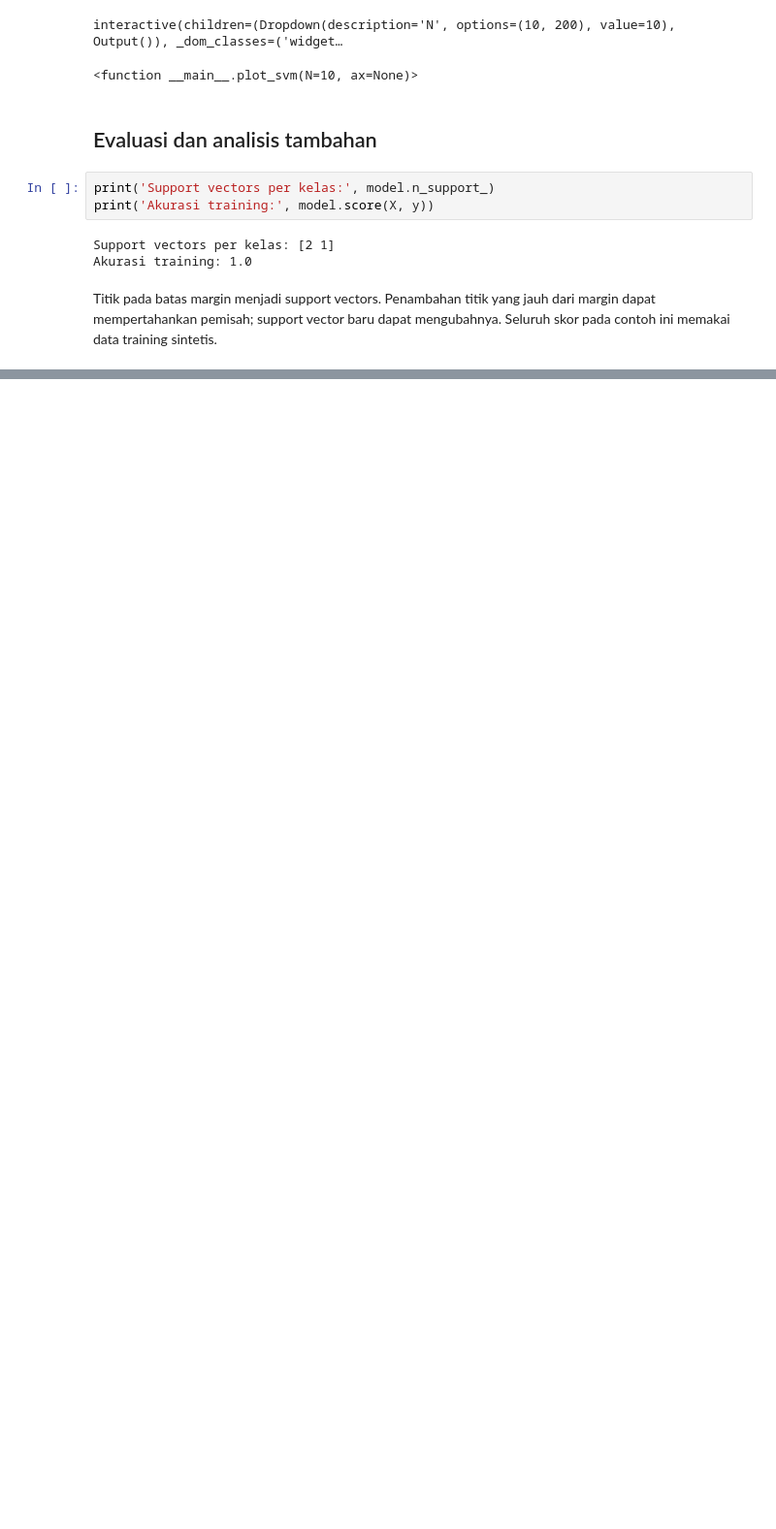
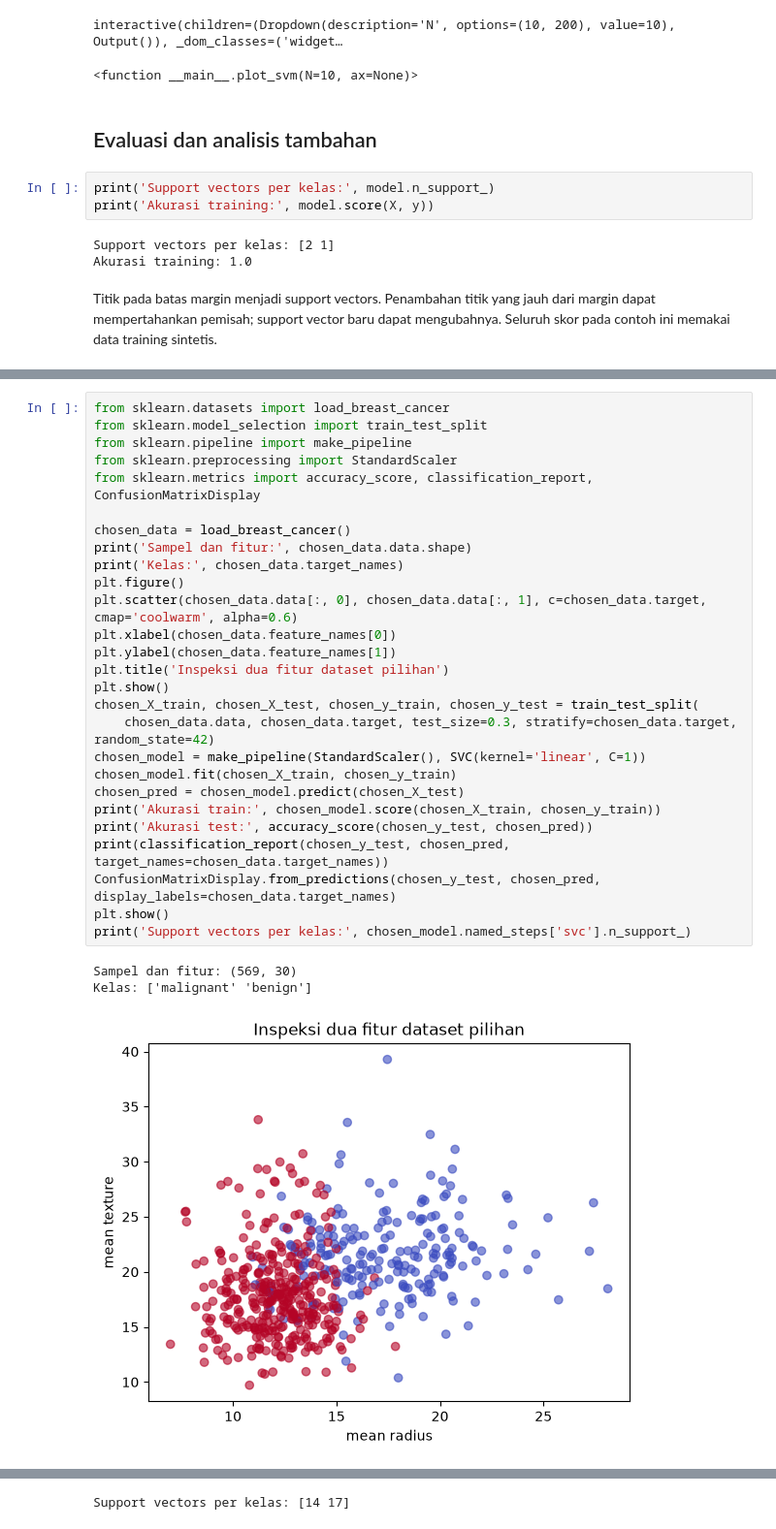
Before and after one commit to 404GH0ST/machine-learning-smt-5, a Jupyter notebook: JS11/Praktikum_1_244107020049_Agus.ipynb, the cells around one changed output, grey strips where cells are left out. Shown at 97% size. Drawn from its saved outputs; the diff is of its cells as text; blank space fills up the shorter version.

Commit message:
fix(js11): complete GitBook dataset and visualization requirements

```diff
--- a/JS11/Praktikum_1_244107020049_Agus.ipynb
+++ b/JS11/Praktikum_1_244107020049_Agus.ipynb
@@ -140,0 +147,31 @@ Titik pada batas margin menjadi support vectors. Penambahan titik yang jauh dari
+# %%
+from sklearn.datasets import load_breast_cancer
+from sklearn.model_selection import train_test_split
+from sklearn.pipeline import make_pipeline
+from sklearn.preprocessing import StandardScaler
+from sklearn.metrics import accuracy_score, classification_report, ConfusionMatrixDisplay
+
+chosen_data = load_breast_cancer()
+print('Sampel dan fitur:', chosen_data.data.shape)
+print('Kelas:', chosen_data.target_names)
+plt.figure()
+plt.scatter(chosen_data.data[:, 0], chosen_data.data[:, 1], c=chosen_data.target, cmap='coolwarm', alpha=0.6)
+plt.xlabel(chosen_data.feature_names[0])
+plt.ylabel(chosen_data.feature_names[1])
+plt.title('Inspeksi dua fitur dataset pilihan')
+plt.show()
+chosen_X_train, chosen_X_test, chosen_y_train, chosen_y_test = train_test_split(
+    chosen_data.data, chosen_data.target, test_size=0.3, stratify=chosen_data.target, random_state=42)
+chosen_model = make_pipeline(StandardScaler(), SVC(kernel='linear', C=1))
+chosen_model.fit(chosen_X_train, chosen_y_train)
+chosen_pred = chosen_model.predict(chosen_X_test)
+print('Akurasi train:', chosen_model.score(chosen_X_train, chosen_y_train))
+print('Akurasi test:', accuracy_score(chosen_y_test, chosen_pred))
+print(classification_report(chosen_y_test, chosen_pred, target_names=chosen_data.target_names))
+ConfusionMatrixDisplay.from_predictions(chosen_y_test, chosen_pred, display_labels=chosen_data.target_names)
+plt.show()
+print('Support vectors per kelas:', chosen_model.named_steps['svc'].n_support_)
+# %% [output]
+Sampel dan fitur: (569, 30)
+Kelas: ['malignant' 'benign']
+[figure, added]
@@ -140,0 +189 @@ Titik pada batas margin menjadi support vectors. Penambahan titik yang jauh dari
+Support vectors per kelas: [14 17]
```
Also changed, not shown: parts of 3 cells of this notebook, 6 other files.
